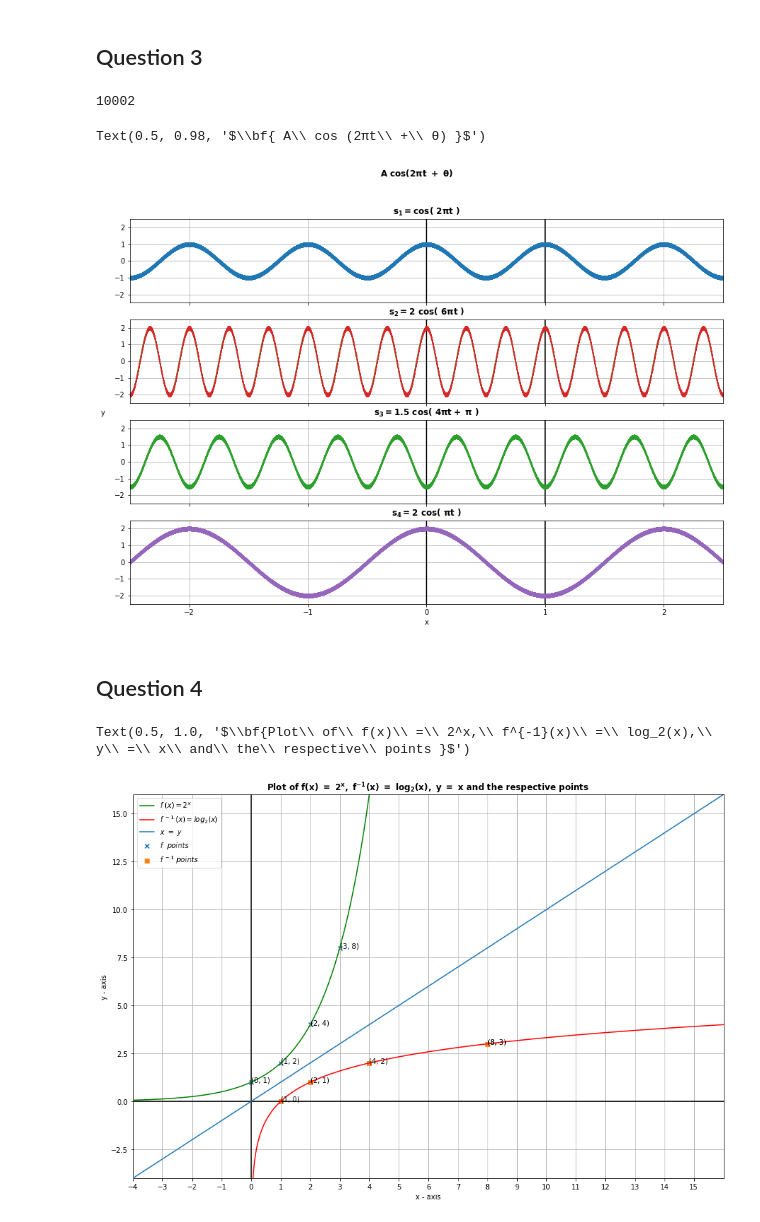
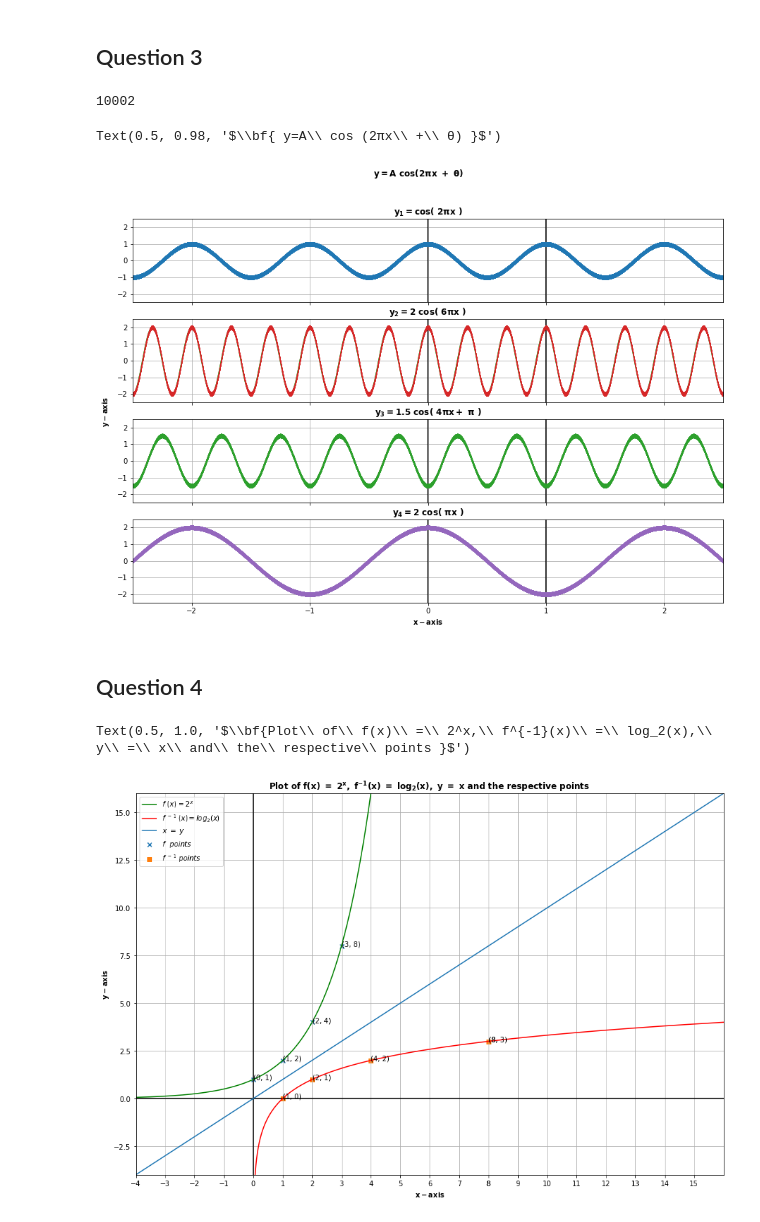
Before and after one commit to theatina/M902_MathNLP, a Jupyter notebook: Project_2/M902_Project2_CTKylafi_LT1200012.ipynb, the cells around one changed output. Drawn from its saved outputs; the diff is of its cells as text; code cells hidden in the pictures.

```diff
--- a/Project_2/M902_Project2_CTKylafi_LT1200012.ipynb
+++ b/Project_2/M902_Project2_CTKylafi_LT1200012.ipynb
@@ -40,53 +40,53 @@ steps_to_plot = 5
 print(len(s4))
 
 fig, plots = plt.subplots(4,1,figsize=(15,10), sharex=True)
-fig.text(0.09,0.5, "y", ha="center", va="center", rotation=0)
-plt.xlabel("x")
+fig.text(0.09,0.5, r"$\bf{y - axis}$", ha="center", va="center", rotation=90)
+plt.xlabel(r"$\bf{x - axis}$")
 
 plots[0].grid(True)
 plots[0].set_xlim(-2.5,2.5)
 plots[0].set_ylim(-2.5,2.5)
-plots[0].title.set_text(r"$\bf{s_1 = cos(\ 2πt\ ) }$")
+plots[0].title.set_text(r"$\bf{y_1 = cos(\ 2πx\ ) }$")
 plots[0].plot( t*0, t , "k"  )
 plots[0].plot( t/t, t , "k"  )
 plots[0].plot( t, s1 , "|"  )
 
 plots[1].grid(True)
 plots[1].set_ylim(-2.5,2.5)
-plots[1].title.set_text(r"$\bf{s_2 = 2\ cos(\ 6πt\ )  }$")
+plots[1].title.set_text(r"$\bf{y_2 = 2\ cos(\ 6πx\ )  }$")
 plots[1].plot( t*0, t , "k"  )
 plots[1].plot( t/t, t , "k"  )
 plots[1].plot( t, s2 )
 plots[1].plot( t, s2 )
 plots[1].plot( t, s2 )
 plots[1].plot( t, s2, "|" )
 
 plots[2].grid(True)
 plots[2].set_ylim(-2.5,2.5)
-plots[2].title.set_text(r"$\bf{ s_3 = 1.5\ cos(\ 4πt +\ π\ ) }$")
+plots[2].title.set_text(r"$\bf{ y_3 = 1.5\ cos(\ 4πx +\ π\ ) }$")
 plots[2].plot( t*0, t , "k"  )
 plots[2].plot( t/t, t , "k"  )
 plots[2].plot( t, s3 )
 plots[2].plot( t, s3 )
 plots[2].plot( t, s3, "|"  )
 
 plots[3].grid(True)
 plots[3].set_ylim(-2.5,2.5)
-plots[3].title.set_text(r"$\bf{ s_4 = 2\ cos(\ πt\ ) }$")
+plots[3].title.set_text(r"$\bf{ y_4 = 2\ cos(\ πx\ ) }$")
 plots[3].plot( t*0, t , "k"  )
 plots[3].plot( t/t, t , "k"  )
 plots[3].plot( t, s4 )
 plots[3].plot( t, s4 )
 plots[3].plot( t, s4 )
 plots[3].plot( t, s4 )
 plots[3].plot( t, s4 , "|" )
 
 
-fig.suptitle(r"$\bf{ A\ cos (2πt\ +\ θ) }$")
+fig.suptitle(r"$\bf{ y=A\ cos (2πx\ +\ θ) }$")
 # %% [output]
 10002
-Text(0.5, 0.98, '$\\bf{ A\\ cos (2πt\\ +\\ θ) }$')
+Text(0.5, 0.98, '$\\bf{ y=A\\ cos (2πx\\ +\\ θ) }$')
-[figure, old version]
+[figure, new version]
 # %% [markdown]
 <h2>Question 4</h2>
 # %%
@@ -101,8 +101,8 @@ def f_log(x):
 # %%
 fig, f_plot = plt.subplots(1,1,figsize=(15,10), sharex=True)
 # fig.text(0.05,0.5, "y", ha="center", va="center", rotation=90)
-plt.xlabel("x - axis")
-plt.ylabel("y - axis")
+plt.xlabel(r"$\bf{x - axis}$")
+plt.ylabel(r"$\bf{y - axis}$")
 
 f_plot.grid(True)
 # f_plot.title.set_text(r"$\bf{s_3$")
@@ -144,4 +144,4 @@ plt.xticks([i for i in range(-4,16,1)])
 plt.title(r"$\bf{Plot\ of\ f(x)\ =\ 2^x,\ f^{-1}(x)\ =\ log_2(x),\ y\ =\ x\ and\ the\ respective\ points }$")
 # %% [output]
 Text(0.5, 1.0, '$\\bf{Plot\\ of\\ f(x)\\ =\\ 2^x,\\ f^{-1}(x)\\ =\\ log_2(x),\\ y\\ =\\ x\\ and\\ the\\ respective\\ points }$')
-[figure, old version]
+[figure, new version]
```
Also changed, not shown: 5 other files.
